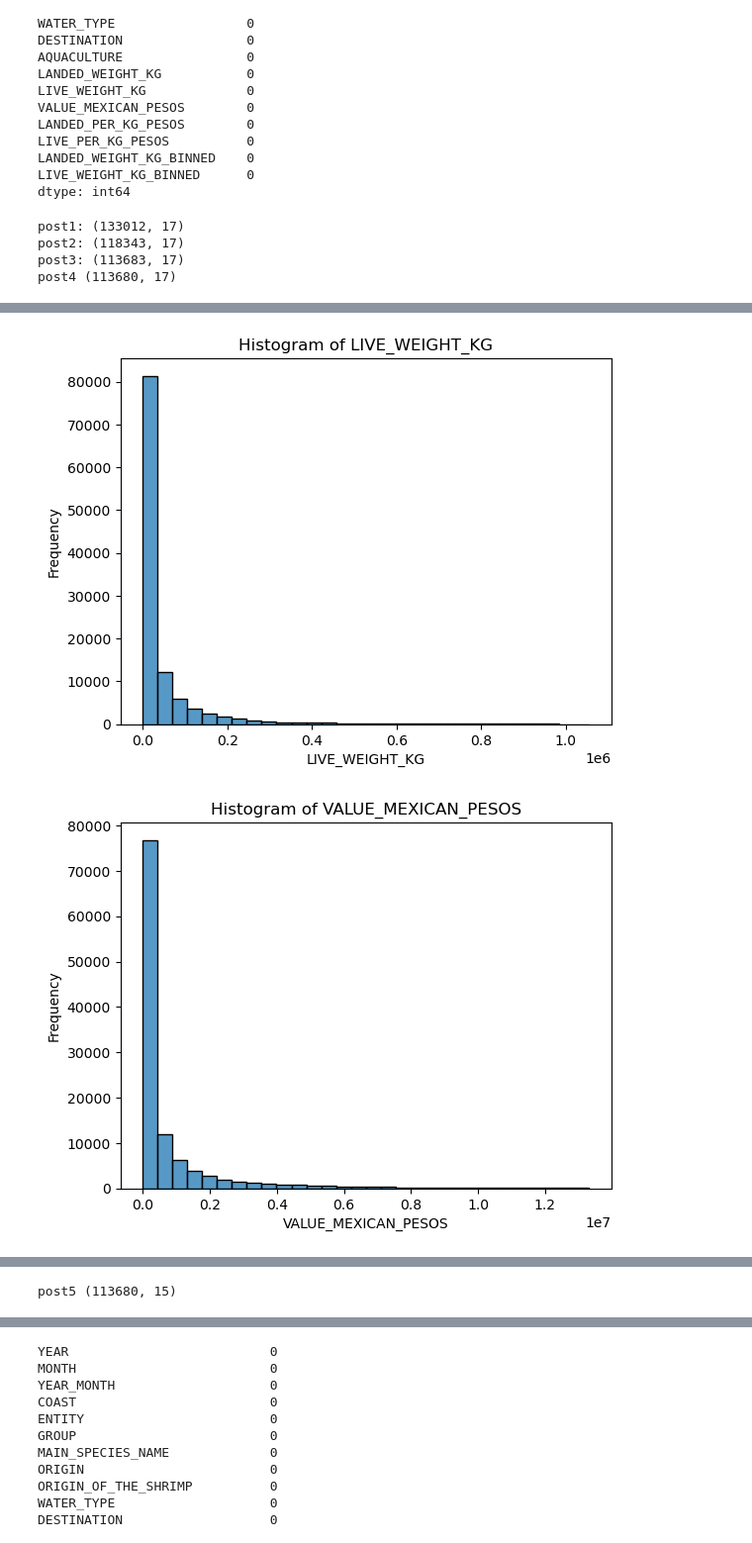
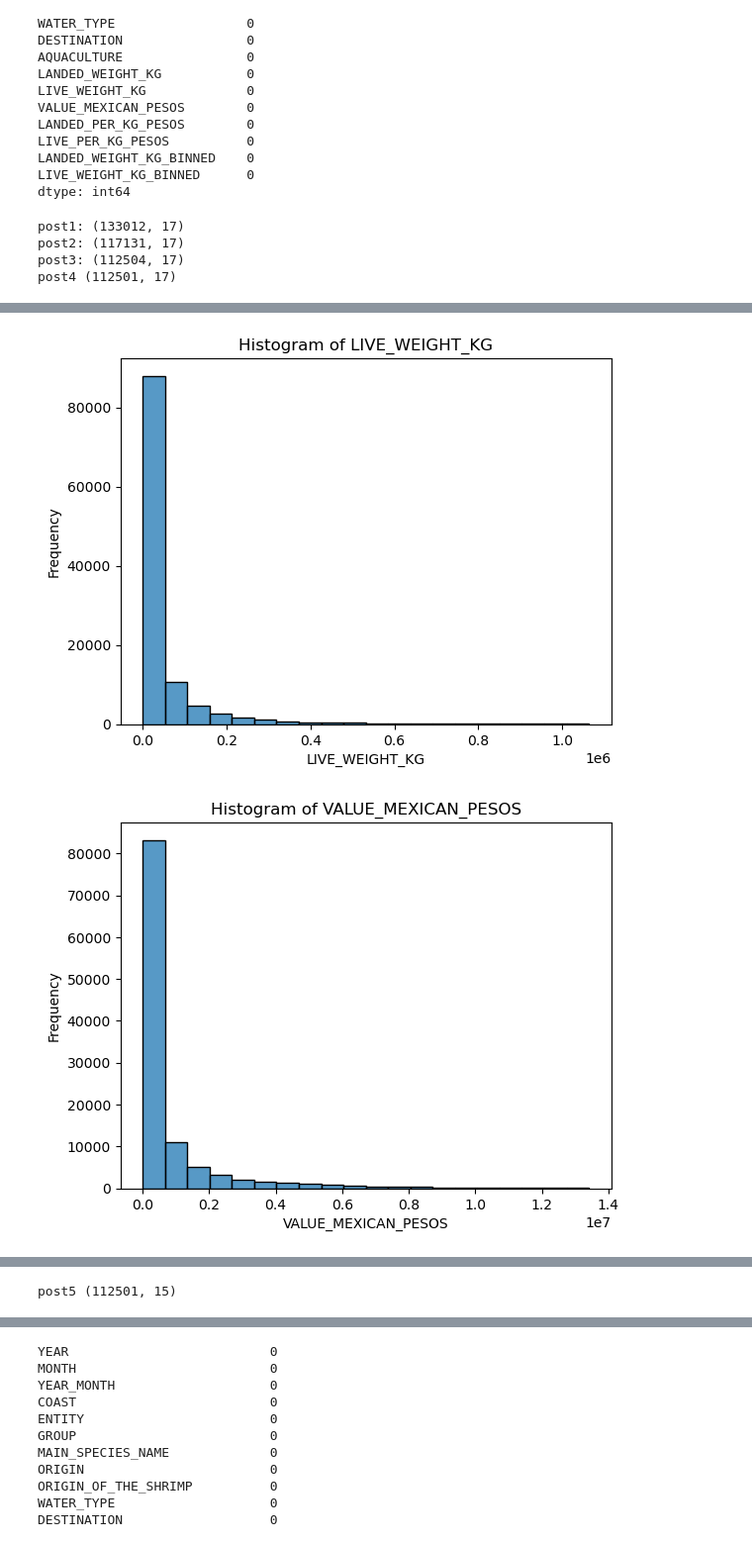
Before and after one commit to abdjmk/m-fishprice-prediction, a Jupyter notebook: work.ipynb, the cells around one changed output, grey strips where cells are left out. Shown: that part at 99% size. Drawn from its saved outputs; the diff is of its cells as text; code cells hidden in the pictures.

```diff
--- a/work.ipynb
+++ b/work.ipynb
@@ -410,7 +410,7 @@ dt2 = dt2[dt2['GROUP'] != 'VEGETABLE']
 print('post1:',dt2.shape)
 
 #MAIN_SPECIES_NAME, Drop rows that contains information regarding ‘CAPTURE WITHOUT OFFICIAL REGISTRATION’, ‘FAUNA DE ACOMPANAMIENTO‘ and ‘OTHERS’
-values_to_drop = ['MOUNTAIN RANGE','CAPTURE WITHOUT OFFICIAL REGISTRATION', 'FAUNA DE ACOMPANAMIENTO', 'OVERALLS',  'OTHERS']
+values_to_drop = ['MOUNTAIN RANGE','CAPTURE WITHOUT OFFICIAL REGISTRATION', 'FAUNA DE ACOMPAÑAMIENTO', 'OVERALLS',  'OTHERS']
 dt2 = dt2[~dt2['MAIN_SPECIES_NAME'].isin(values_to_drop)]
 print('post2:',dt2.shape)
 
@@ -442,7 +442,7 @@ columns = ['LANDED_WEIGHT_KG', 'LIVE_WEIGHT_KG', 'VALUE_MEXICAN_PESOS','LANDED_P
 
 for column in columns:
     # Histogram of a numerical column
-    sns.histplot(dt2[column], bins=30)  # Adjust the number of bins as per your preference
+    sns.histplot(dt2[column], bins=20)  # Adjust the number of bins as per your preference
     plt.title(f'Histogram of {column}')
     plt.xlabel(column)
     plt.ylabel('Frequency')
@@ -457,6 +457,6 @@ print('post5',dt2.shape)
 dt2.describe()
 # %% [output]
 post1: (133012, 17)
-post2: (118343, 17)
-post3: (113683, 17)
-post4 (113680, 17)
+post2: (117131, 17)
+post3: (112504, 17)
+post4 (112501, 17)
@@ -464,2 +464,2 @@ post4 (113680, 17)
-[figure, old version]
+[figure, new version]
-[figure, old version]
+[figure, new version]
@@ -468,2 +468,2 @@ post4 (113680, 17)
-post5 (113680, 15)
+post5 (112501, 15)
 |  | YEAR | LANDED_WEIGHT_KG | LIVE_WEIGHT_KG | LANDED_PER_KG_PESOS | LIVE_PER_KG_PESOS | ... |
```
Also changed, not shown: parts of 7 cells of this notebook, 2 other files.
